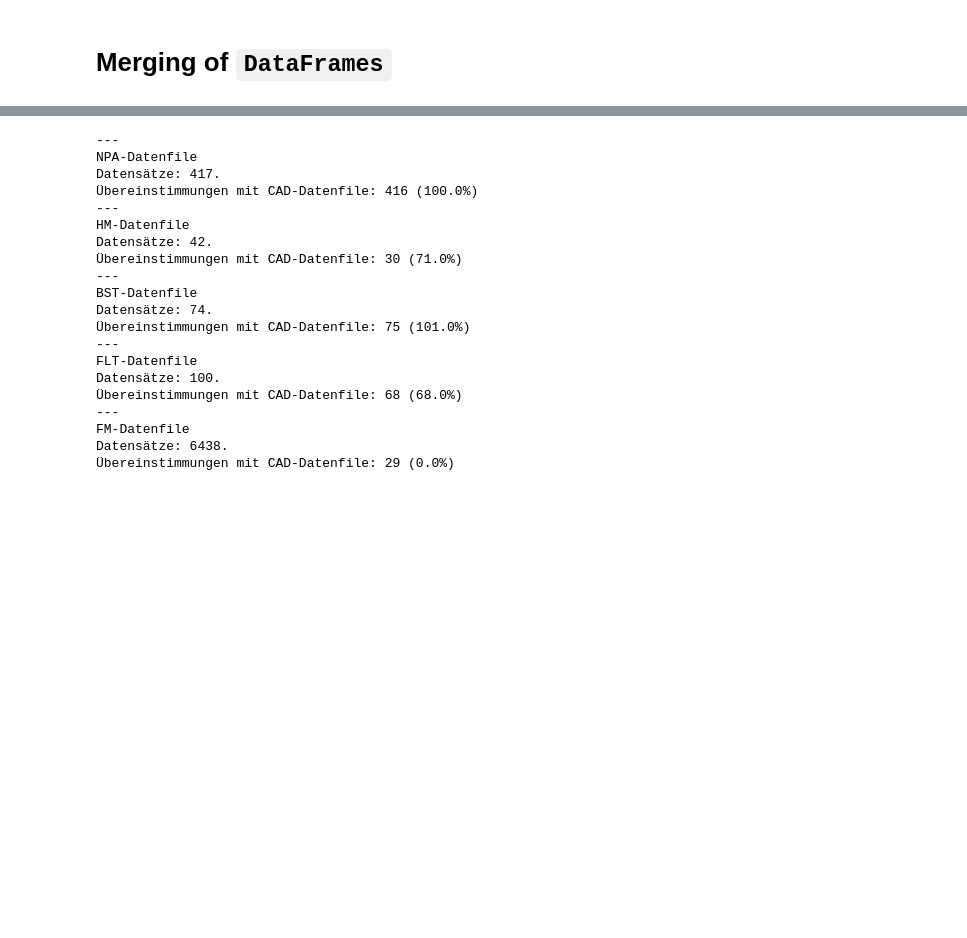
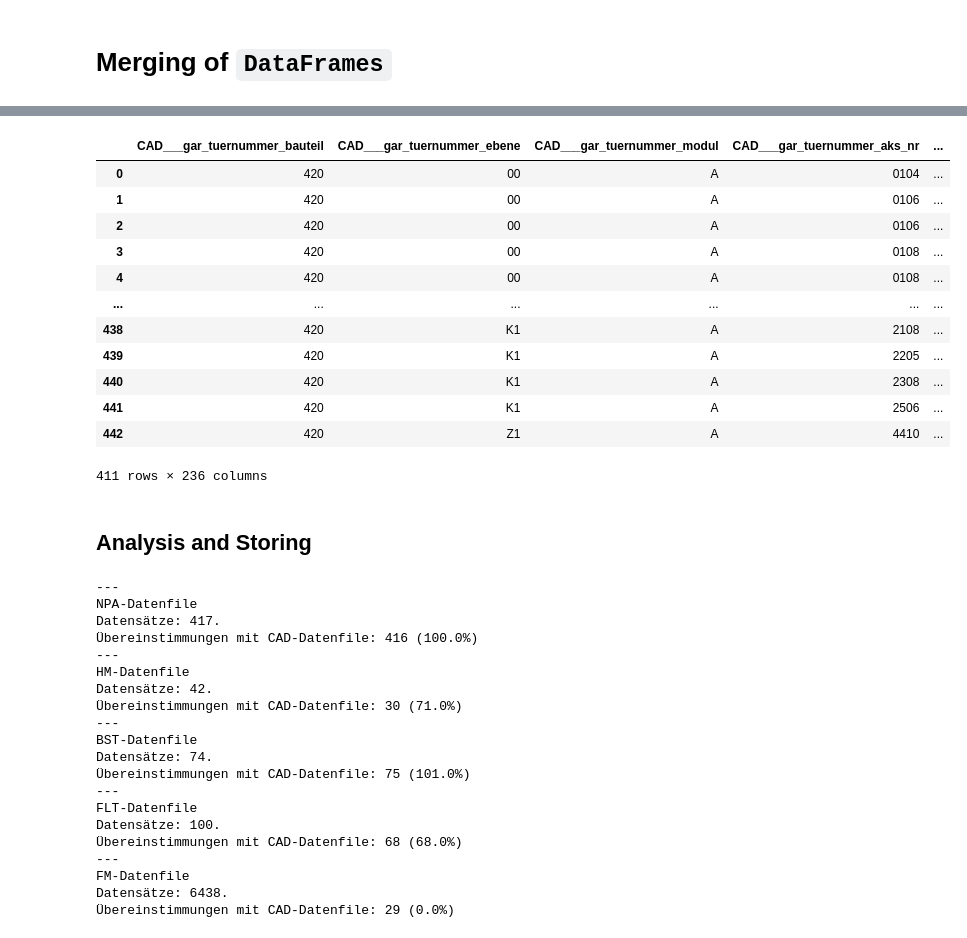
Before and after one commit to mckoh/vie-doors, a Jupyter notebook: notebook_integration.ipynb, the cells around one changed output, grey strips where cells are left out. Cells and saved outputs as stored; diff of their text form; code cells hidden in the pictures; blank space fills up the shorter version.

```diff
--- a/notebook_integration.ipynb
+++ b/notebook_integration.ipynb
@@ -24,0 +47,18 @@ merge.to_excel("matching/420_match_file.xlsx")
+# %%
+merge.loc[~merge.duplicated("merge")]
+# %% [output]
+|  | CAD___gar_tuernummer_bauteil | CAD___gar_tuernummer_ebene | CAD___gar_tuernummer_modul | CAD___gar_tuernummer_aks_nr | ... |
+| 0 | 420 | 00 | A | 0104 | ... |
+| 1 | 420 | 00 | A | 0106 | ... |
+| 2 | 420 | 00 | A | 0106 | ... |
+| 3 | 420 | 00 | A | 0108 | ... |
+| 4 | 420 | 00 | A | 0108 | ... |
+| ... | ... | ... | ... | ... | ... |
+| 438 | 420 | K1 | A | 2108 | ... |
+| 439 | 420 | K1 | A | 2205 | ... |
+| 440 | 420 | K1 | A | 2308 | ... |
+| 441 | 420 | K1 | A | 2506 | ... |
+| 442 | 420 | Z1 | A | 4410 | ... |
+411 rows × 236 columns
+# %% [markdown]
+## Analysis and Storing
```
Also changed, not shown: parts of 6 cells of this notebook, 1 other file.
